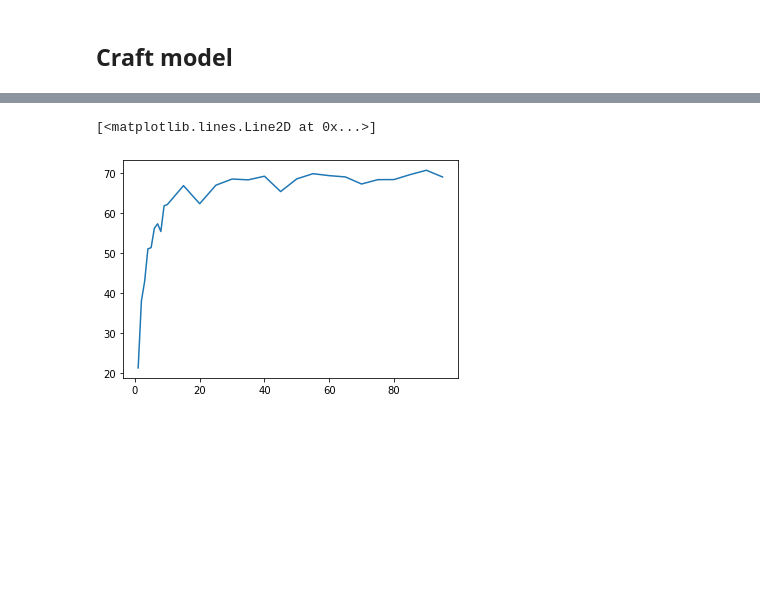
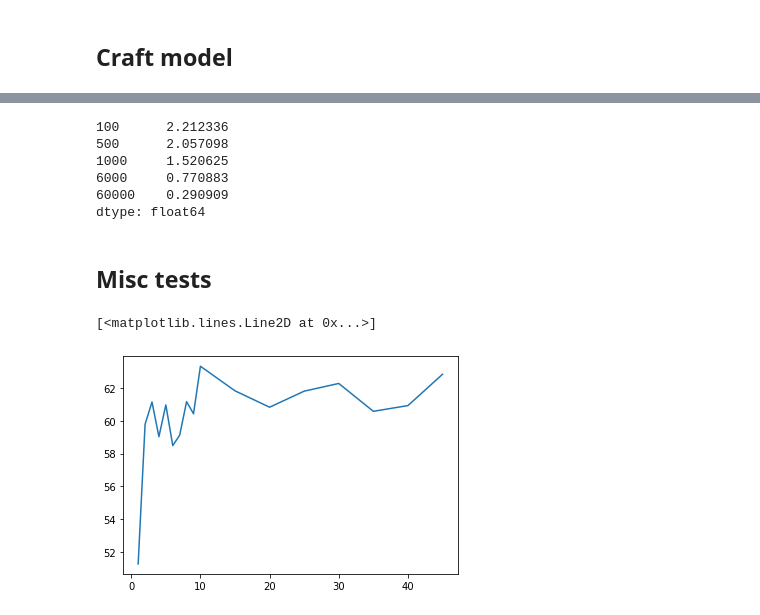
Before and after one commit to wwydmanski/hypernet-cnn, a Jupyter notebook: hypernet_training.ipynb, the cells around one changed output, grey strips where cells are left out. Cells and saved outputs as stored; diff of their text form; code cells hidden in the pictures; blank space fills up the shorter version.

```diff
--- a/hypernet_training.ipynb
+++ b/hypernet_training.ipynb
@@ -406,11 +629,4 @@ Test acc: 24.37
 # %%
 batch_size = 32
-test_batch_size = 1000
-
-trainloader = torch.utils.data.DataLoader(trainset, batch_size=batch_size,
-                                          shuffle=True, num_workers=1)
-testloader = torch.utils.data.DataLoader(testset, batch_size=test_batch_size,
-                                         shuffle=False, num_workers=1)
-
-hypernet = Hypernetwork(mask_size=30, layers=[64, 256], node_hidden_size=10, test_nodes=1).cuda()
+test_batch_size = 128
 # %%
@@ -459,0 +760,17 @@ COMET INFO: The Python SDK has 3600 seconds to finish before aborting...
+# %%
+epochs = 5
+masks_no = 200
+
+results = defaultdict(list)
+
+for i in range(10):
+    for size in [60000, 6000, 1000, 500, 100]:
+        criterion = torch.nn.CrossEntropyLoss()
+        hypernet = Hypernetwork(mask_size=700, node_hidden_size=100, test_nodes=50).cuda()
+        hypernet = hypernet.train()
+        optimizer = torch.optim.Adam(hypernet.parameters(), lr=3e-4)
+
+        trainloader, testloader = get_dataset(size, True, masks_no, 700)
+
+        res = train_masked(hypernet, optimizer, trainloader, size, epochs, masks_no)
+        results[size].append(res)
@@ -459,0 +820,17 @@ COMET INFO: The Python SDK has 3600 seconds to finish before aborting...
+# %%
+epochs = 5
+masks_no = 2
+
+results = defaultdict(list)
+
+for i in range(10):
+    for size in [60000, 6000, 1000, 500, 100][::-1]:
+        criterion = torch.nn.CrossEntropyLoss()
+        hypernet = Hypernetwork(mask_size=700, node_hidden_size=100, test_nodes=50).cuda()
+        hypernet = hypernet.train()
+        optimizer = torch.optim.Adam(hypernet.parameters(), lr=3e-4)
+
+        trainloader, testloader = get_dataset(size, True, masks_no, 700, shared_mask=True)
+
+        res = train_masked(hypernet, optimizer, trainloader, size, epochs, masks_no)
+        results[size].append(res)
@@ -460,3 +878,14 @@ COMET INFO: The Python SDK has 3600 seconds to finish before aborting...
+# %%
+test_loss_df.mean(axis=0)
+# %% [output]
+100      2.212336
+500      2.057098
+1000     1.520625
+6000     0.770883
+60000    0.290909
+dtype: float64
+# %% [markdown]
+## Misc tests
 # %%
 def test_model(hypernet, verbose=False):
     correct = 0
@@ -478,20 +907,20 @@ def test_model(hypernet, verbose=False):
 # %%
 acc = []
 nodes = []
 
 for test_nodes in np.arange(1, 10):
     hypernet.test_nodes = test_nodes
     hypernet.test_mask = hypernet._create_mask(test_nodes)
     acc.append(test_model(hypernet))
     nodes.append(test_nodes)
 
-for test_nodes in np.arange(10, 100, 5):
+for test_nodes in np.arange(10, 50, 5):
     hypernet.test_nodes = test_nodes
     hypernet.test_mask = hypernet._create_mask(test_nodes)
     acc.append(test_model(hypernet))
     nodes.append(test_nodes)
 
 plt.plot(nodes, acc)
 # %% [output]
 [<matplotlib.lines.Line2D at 0x...>]
-[figure, old version]
+[figure, new version]
```
Also changed, not shown: parts of 39 cells of this notebook, 1 other file.
